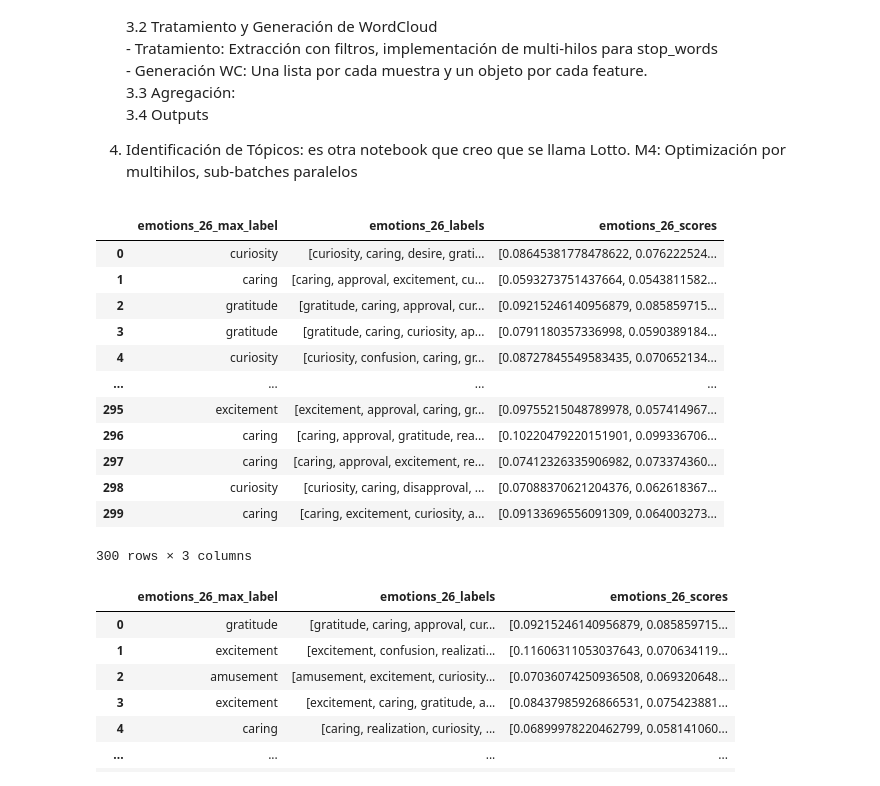
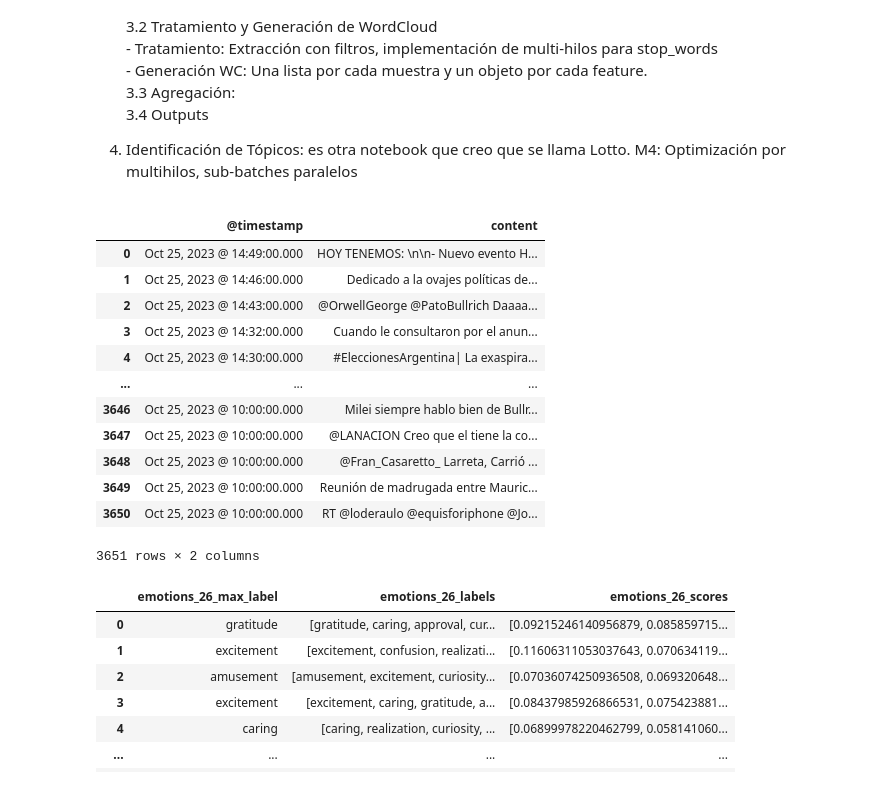
Before and after one commit to jackonedev/sweet_cotton, a Jupyter notebook: Merlin.ipynb, the cells around one changed output. Cells and saved outputs as stored; diff of their text form; code cells hidden in the pictures.

```diff
--- a/Merlin.ipynb
+++ b/Merlin.ipynb
@@ -70,20 +65,30 @@ with open("___main___results.pkl", "rb") as f:
+# %%
+filename = "octubre-untitled.csv"
+
+from tools.feed import procesar_file_csv
+
+from app.main import data_feed
+from app.wordcloud_app import main_df
+from app.transformer_models import main_transformers
+
+df = data_feed.main(procesar_file_csv(filename)[1])
 # %%
 # primera corrida
-result[0]
+df
 # %% [output]
-|  | emotions_26_max_label | emotions_26_labels | emotions_26_scores |
-| 0 | curiosity | [curiosity, caring, desire, grati... | [0.08645381778478622, 0.076222524... |
-| 1 | caring | [caring, approval, excitement, cu... | [0.0593273751437664, 0.0543811582... |
-| 2 | gratitude | [gratitude, caring, approval, cur... | [0.09215246140956879, 0.085859715... |
-| 3 | gratitude | [gratitude, caring, curiosity, ap... | [0.0791180357336998, 0.0590389184... |
-| 4 | curiosity | [curiosity, confusion, caring, gr... | [0.08727845549583435, 0.070652134... |
-| ... | ... | ... | ... |
-| 295 | excitement | [excitement, approval, caring, gr... | [0.09755215048789978, 0.057414967... |
-| 296 | caring | [caring, approval, gratitude, rea... | [0.10220479220151901, 0.099336706... |
-| 297 | caring | [caring, approval, excitement, re... | [0.07412326335906982, 0.073374360... |
-| 298 | curiosity | [curiosity, caring, disapproval, ... | [0.07088370621204376, 0.062618367... |
-| 299 | caring | [caring, excitement, curiosity, a... | [0.09133696556091309, 0.064003273... |
+|  | @timestamp | content |
+| 0 | Oct 25, 2023 @ 14:49:00.000 | HOY TENEMOS: \n\n- Nuevo evento H... |
+| 1 | Oct 25, 2023 @ 14:46:00.000 | Dedicado a la ovajes políticas de... |
+| 2 | Oct 25, 2023 @ 14:43:00.000 | @OrwellGeorge @PatoBullrich Daaaa... |
+| 3 | Oct 25, 2023 @ 14:32:00.000 | Cuando le consultaron por el anun... |
+| 4 | Oct 25, 2023 @ 14:30:00.000 | #EleccionesArgentina| La exaspira... |
+| ... | ... | ... |
+| 3646 | Oct 25, 2023 @ 10:00:00.000 | Milei siempre hablo bien de Bullr... |
+| 3647 | Oct 25, 2023 @ 10:00:00.000 | @LANACION Creo que el tiene la co... |
+| 3648 | Oct 25, 2023 @ 10:00:00.000 | @Fran_Casaretto_ Larreta, Carrió ... |
+| 3649 | Oct 25, 2023 @ 10:00:00.000 | Reunión de madrugada entre Mauric... |
+| 3650 | Oct 25, 2023 @ 10:00:00.000 | RT @loderaulo @equisforiphone @Jo... |
-300 rows × 3 columns
+3651 rows × 2 columns
 # %%
 result[0]
 # %% [output]
```
Also changed, not shown: parts of 1 cell of this notebook, 1 other file.
